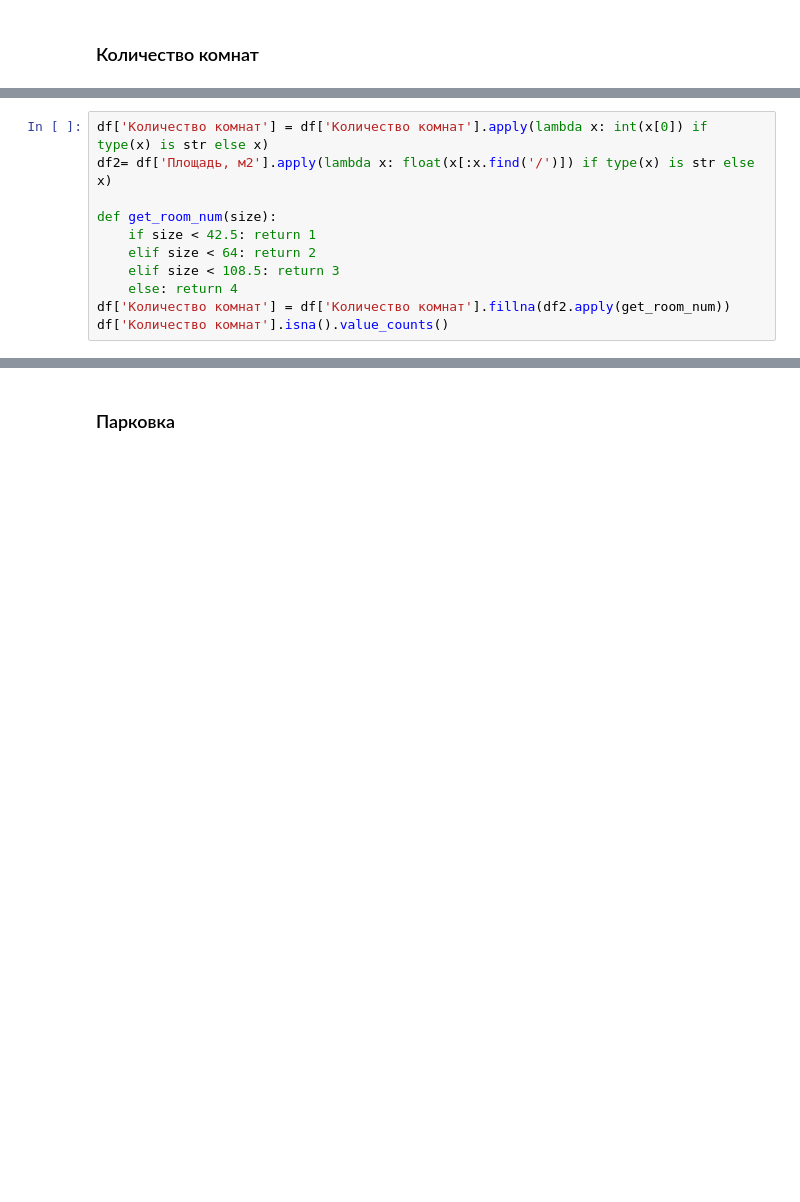
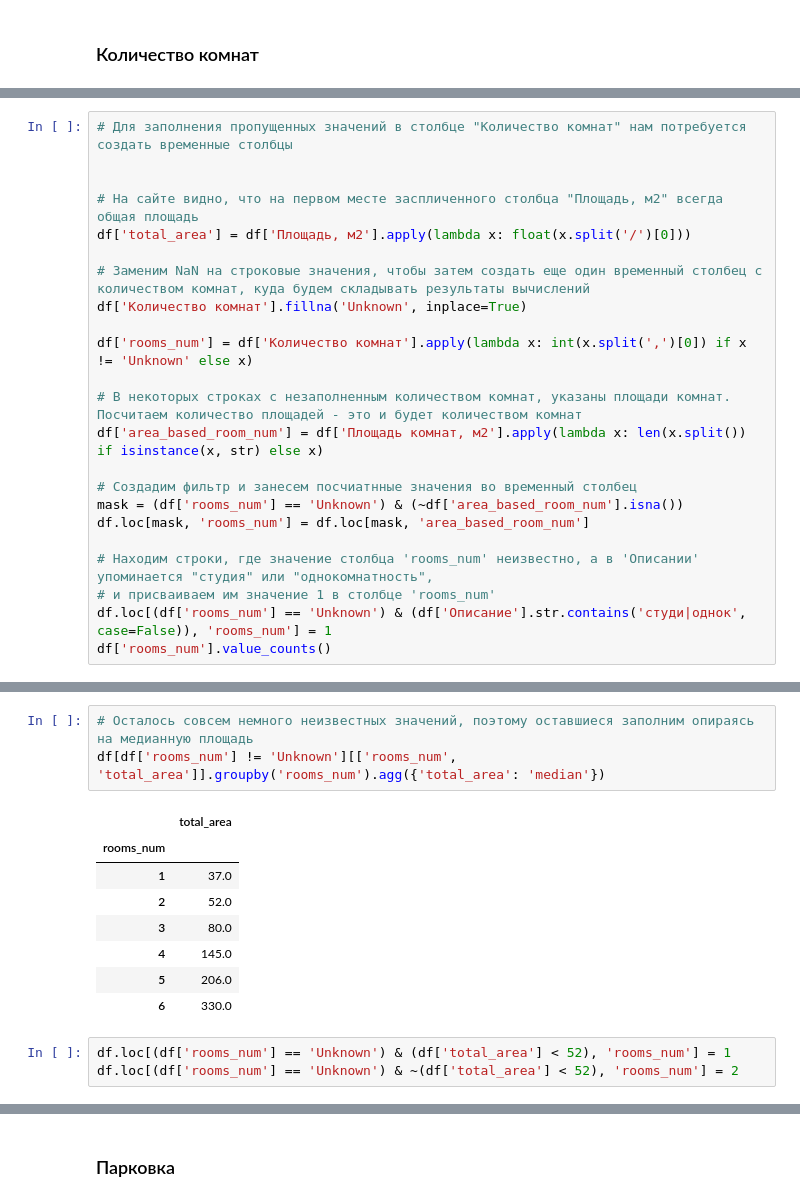
Before and after one commit to SainaAntonova/Project-, a Jupyter notebook: notebooks/preprocessing.ipynb, the cells around one changed output, grey strips where cells are left out. Drawn from its saved outputs; the diff is of its cells as text; blank space fills up the shorter version.

```diff
--- a/notebooks/preprocessing.ipynb
+++ b/notebooks/preprocessing.ipynb
@@ -116,11 +68,0 @@ Name: Количество комнат, dtype: object
-# %%
-df['Количество комнат'] = df['Количество комнат'].apply(lambda x: int(x[0]) if type(x) is str else x)
-df2= df['Площадь, м2'].apply(lambda x: float(x[:x.find('/')]) if type(x) is str else x)
-
-def get_room_num(size):
-    if size < 42.5: return 1
-    elif size < 64: return 2
-    elif size < 108.5: return 3
-    else: return 4
-df['Количество комнат'] = df['Количество комнат'].fillna(df2.apply(get_room_num))
-df['Количество комнат'].isna().value_counts()
@@ -134,0 +69,23 @@ df['Количество комнат'].isna().sum()
+# %%
+# Для заполнения пропущенных значений в столбце "Количество комнат" нам потребуется создать временные столбцы
+
+
+# На сайте видно, что на первом месте заспличенного столбца "Площадь, м2" всегда общая площадь
+df['total_area'] = df['Площадь, м2'].apply(lambda x: float(x.split('/')[0]))
+
+# Заменим NaN на строковые значения, чтобы затем создать еще один временный столбец с количеством комнат, куда будем складывать результаты вычислений
+df['Количество комнат'].fillna('Unknown', inplace=True)
+
+df['rooms_num'] = df['Количество комнат'].apply(lambda x: int(x.split(',')[0]) if x != 'Unknown' else x)
+
+# В некоторых строках с незаполненным количеством комнат, указаны площади комнат. Посчитаем количество площадей - это и будет количеством комнат
+df['area_based_room_num'] = df['Площадь комнат, м2'].apply(lambda x: len(x.split()) if isinstance(x, str) else x)
+
+# Создадим фильтр и занесем посчиатнные значения во временный столбец
+mask = (df['rooms_num'] == 'Unknown') & (~df['area_based_room_num'].isna())
+df.loc[mask, 'rooms_num'] = df.loc[mask, 'area_based_room_num']
+
+# Находим строки, где значение столбца 'rooms_num' неизвестно, а в 'Описании' упоминается "студия" или "однокомнатность",
+# и присваиваем им значение 1 в столбце 'rooms_num'
+df.loc[(df['rooms_num'] == 'Unknown') & (df['Описание'].str.contains('студи|однок', case=False)), 'rooms_num'] = 1
+df['rooms_num'].value_counts()
@@ -134,0 +107,15 @@ df['Количество комнат'].isna().sum()
+# %%
+# Осталось совсем немного неизвестных значений, поэтому оставшиеся заполним опираясь на медианную площадь
+df[df['rooms_num'] != 'Unknown'][['rooms_num', 'total_area']].groupby('rooms_num').agg({'total_area': 'median'})
+# %% [output]
+|  | total_area |
+| rooms_num |  |
+| 1 | 37.0 |
+| 2 | 52.0 |
+| 3 | 80.0 |
+| 4 | 145.0 |
+| 5 | 206.0 |
+| 6 | 330.0 |
+# %%
+df.loc[(df['rooms_num'] == 'Unknown') & (df['total_area'] < 52), 'rooms_num'] = 1
+df.loc[(df['rooms_num'] == 'Unknown') & ~(df['total_area'] < 52), 'rooms_num'] = 2
```
Also changed, not shown: parts of 41 cells of this notebook.
